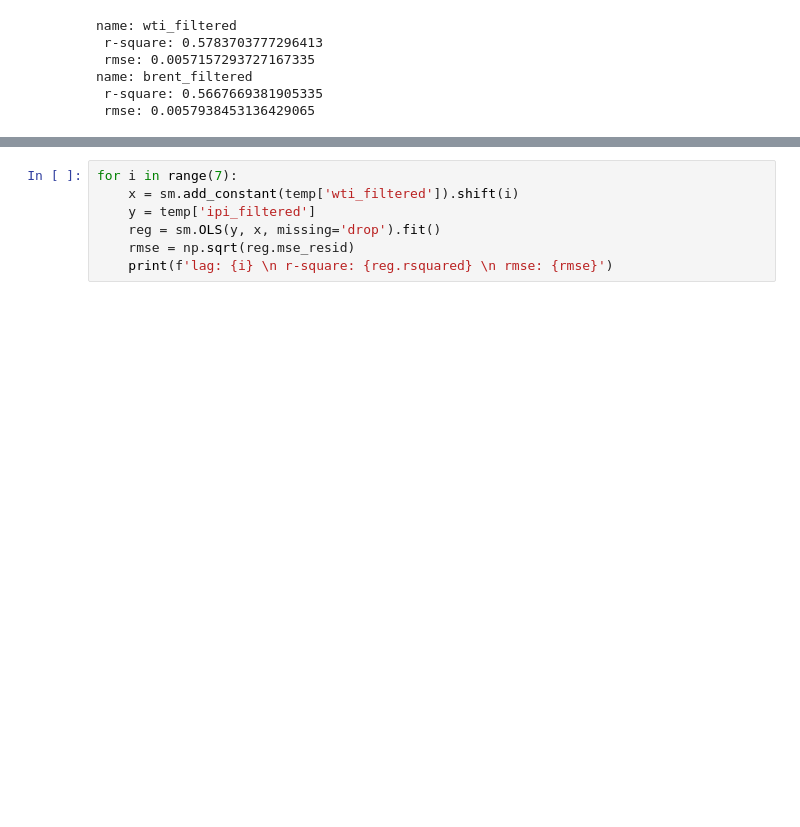
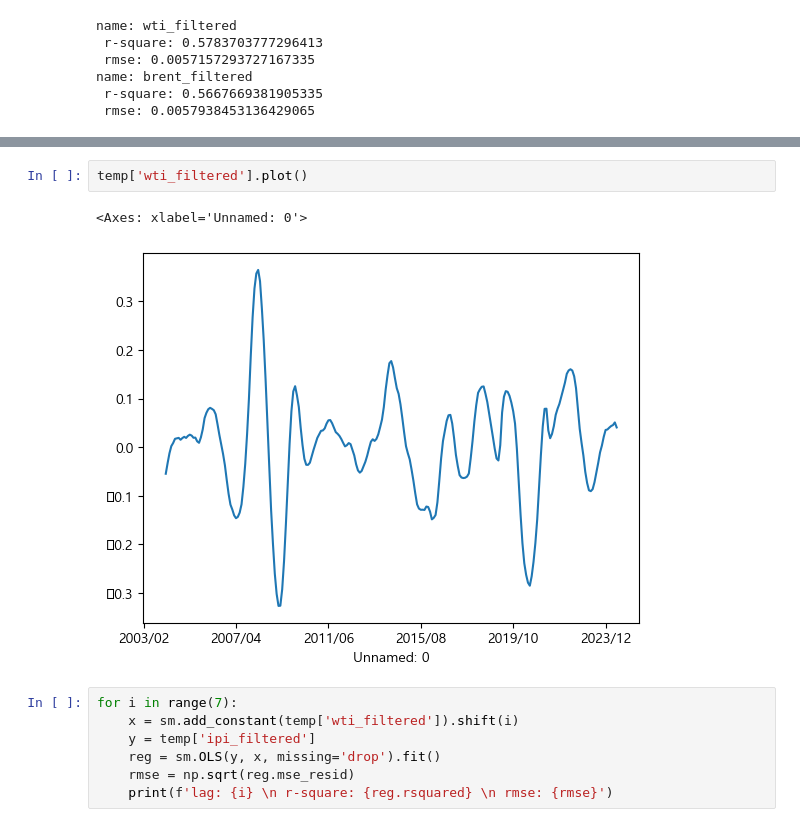
Before and after one commit to yyunjioh/2025.08_LS_Quant_1, a Jupyter notebook: week3/crude.ipynb, the cells around one changed output, grey strips where cells are left out. Saved outputs shown, nothing was run; the diff lists cells and outputs as text; blank space fills up the shorter version.

```diff
--- a/week3/crude.ipynb
+++ b/week3/crude.ipynb
@@ -740,3 +759,8 @@ name: brent_filtered
+# %%
+temp['wti_filtered'].plot()
+# %% [output]
+<Axes: xlabel='Unnamed: 0'>
+[figure, added]
 # %%
 for i in range(7):
     x = sm.add_constant(temp['wti_filtered']).shift(i)
```
Also changed, not shown: parts of 46 cells of this notebook, 26 other files.
